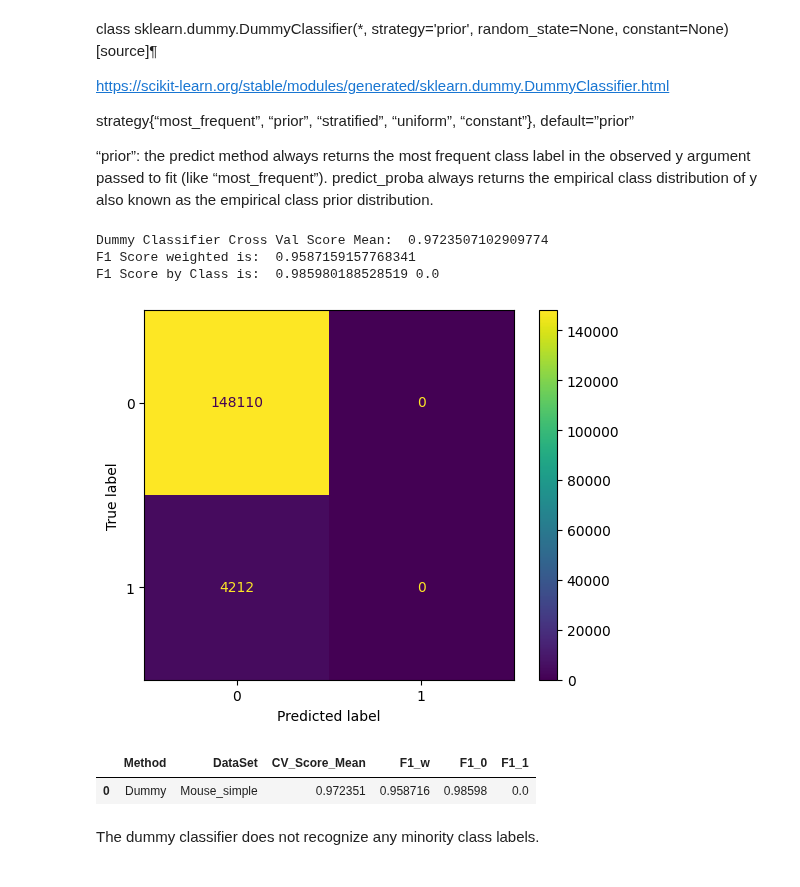
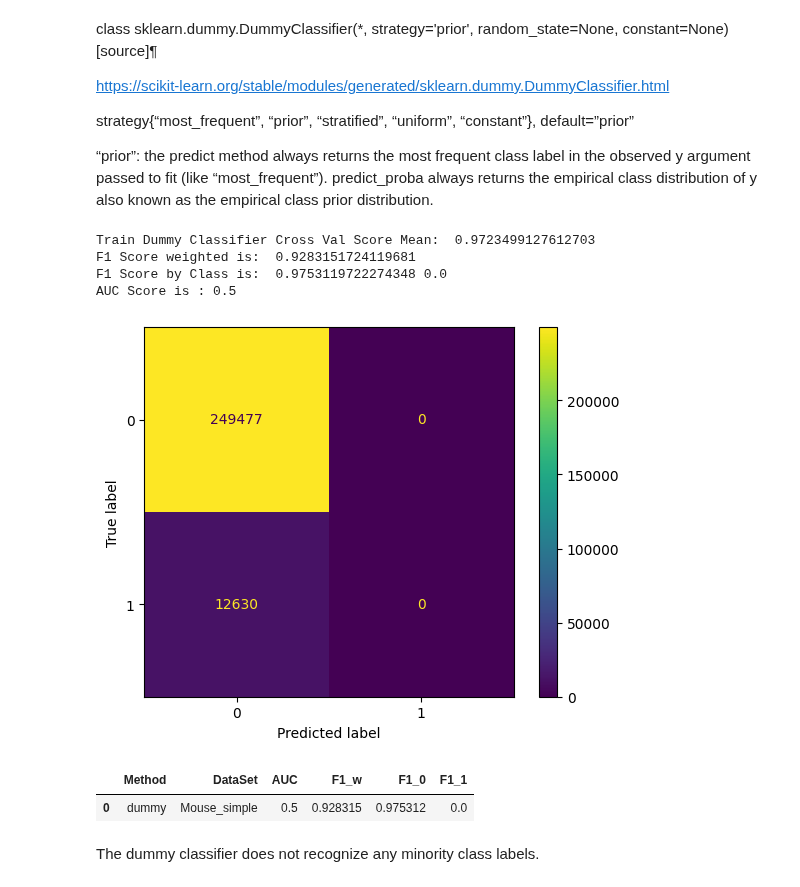
Before and after one commit to EugOT/CN-pr-CalMS21, a Jupyter notebook: Proj_Supervised_Learning.ipynb, the cells around one changed output. Saved outputs shown, nothing was run; the diff lists cells and outputs as text; code cells hidden in the pictures.

```diff
--- a/Proj_Supervised_Learning.ipynb
+++ b/Proj_Supervised_Learning.ipynb
@@ -93,0 +133,3 @@ df_data.describe(include='all')
+# %%
+df_testdata = df_testdata.drop(columns=['Unnamed: 0', 'sequence', 'frame'])
+df_testdata.head(1)
@@ -207,0 +310,4 @@ Index(['m1_x_nose', 'm1_x_tail_base', 'm1_y_nose', 'm1_y_tail_base',
+# %%
+y_train = np.ravel(df_traindata[label])
+X_train = df_traindata[features]
+X_train.columns
@@ -207,0 +318,4 @@ Index(['m1_x_nose', 'm1_x_tail_base', 'm1_y_nose', 'm1_y_tail_base',
+# %%
+y_test = np.ravel(df_testdata[label])
+X_test = df_testdata[features]
+X_test.columns
@@ -212,7 +330,0 @@ LEarning with 70% Train data, holding out 30% of the data.
-# %%
-# Hier Code einfügen
-import numpy as np
-from sklearn.model_selection import train_test_split
-
-X_train, X_test, y_train, y_test = train_test_split(X, y, test_size=0.3, random_state=42, stratify=y)
-print('Train/test split for the dataset is: ' ,len(X_train)/(len(X_train)+len(X_test)), ':', 1-len(X_train)/(len(X_train)+len(X_test)))
@@ -293,40 +430,26 @@ strategy{“most_frequent”, “prior”, “stratified”, “uniform”, “c
 # %%
 # Hier Code einfügen
 from sklearn.dummy import DummyClassifier
 
 dummy_clf = DummyClassifier(strategy='prior')
 dummy_clf.fit(X_train, y_train)
-cv_score_mean = cross_val_score(dummy_clf, X_train, y_train, cv=10).mean()
-print('Dummy Classifier Cross Val Score Mean: ',cv_score_mean)
+cv_score_mean = cross_val_score(dummy_clf, X_train, y_train, cv=5).mean()
+print('Train Dummy Classifier Cross Val Score Mean: ',cv_score_mean)
 
 dummy_predict = dummy_clf.predict(X_test)
-f1_score_weighted = f1_score(y_test, dummy_predict, average='weighted')
-print('F1 Score weighted is: ', f1_score_weighted)
 
-f1_score_0 = f1_score(y_test, dummy_predict, average=None)[0]
-f1_score_1 = f1_score(y_test, dummy_predict, average=None)[1]
-print('F1 Score by Class is: ', f1_score_0, f1_score_1)
-
-# dummy classifier confusion matrix
-ConfusionMatrixDisplay.from_predictions(y_test, dummy_predict)
-plt.show()
-
-result = {'Method': 'Dummy',
-          'DataSet': 'Mouse_simple',
-          'CV_Score_Mean': cv_score_mean,
-          'F1_w': f1_score_weighted,
-          'F1_0': f1_score_0,
-          'F1_1': f1_score_1}
+result = evaluate('dummy', dummy_predict, y_test)
 results.append(result)
 
 pd.DataFrame(results)
 # %% [output]
-Dummy Classifier Cross Val Score Mean:  0.9723507102909774
-F1 Score weighted is:  0.9587159157768341
-F1 Score by Class is:  0.985980188528519 0.0
+Train Dummy Classifier Cross Val Score Mean:  0.9723499127612703
+F1 Score weighted is:  0.9283151724119681
+F1 Score by Class is:  0.9753119722274348 0.0
+AUC Score is : 0.5
-[figure, old version]
+[figure, new version]
-|  | Method | DataSet | CV_Score_Mean | F1_w | F1_0 | F1_1 |
-| 0 | Dummy | Mouse_simple | 0.972351 | 0.958716 | 0.98598 | 0.0 |
+|  | Method | DataSet | AUC | F1_w | F1_0 | F1_1 |
+| 0 | dummy | Mouse_simple | 0.5 | 0.928315 | 0.975312 | 0.0 |
 # %% [markdown]
 The dummy classifier does not recognize any minority class labels.
 # %% [markdown]
```
Also changed, not shown: parts of 46 cells of this notebook, 1 other file.
